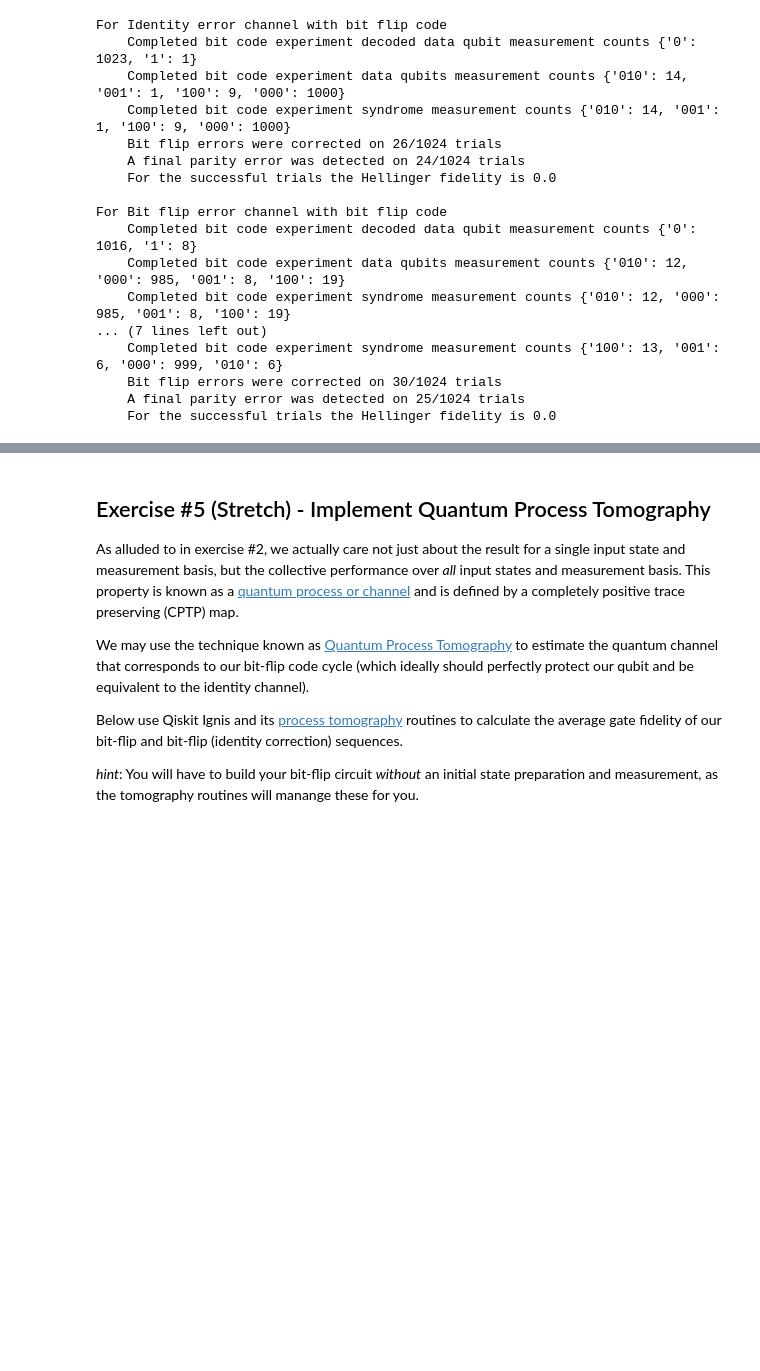
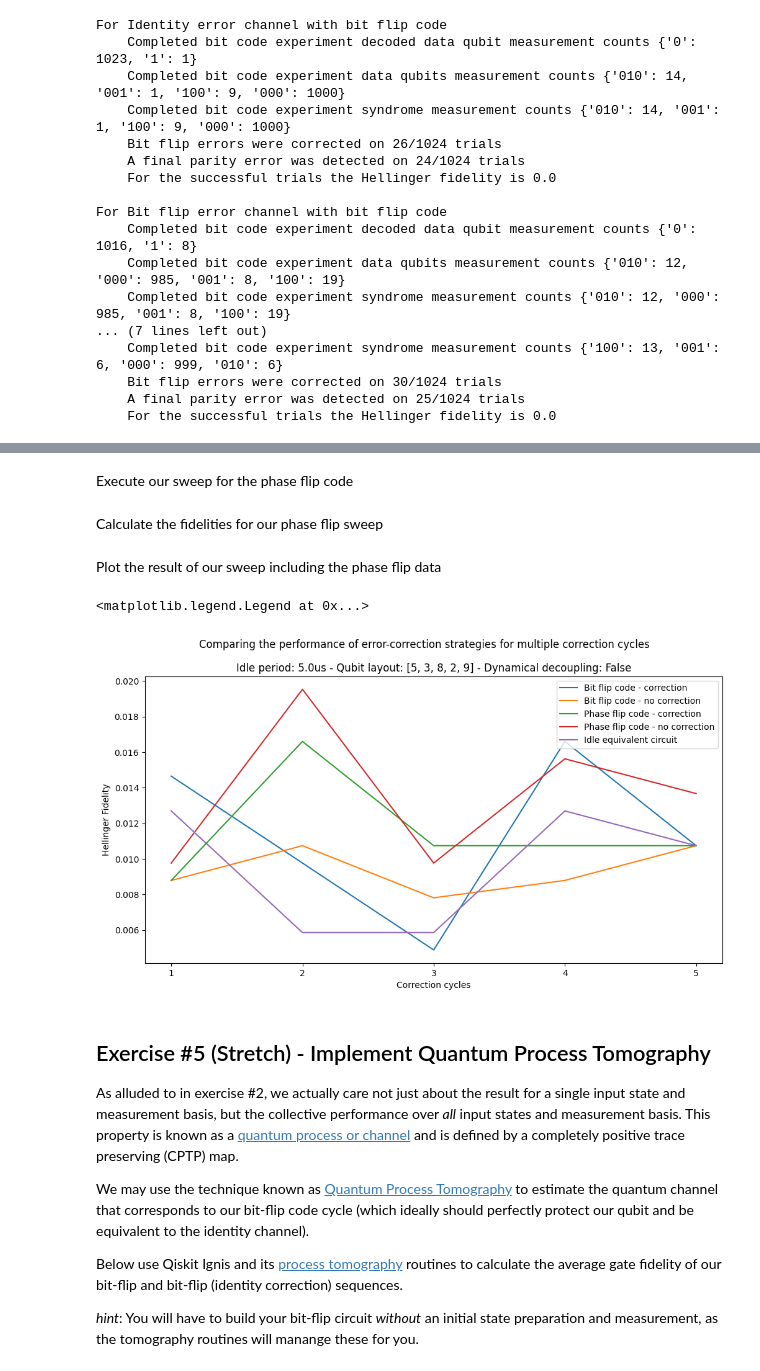
Before and after one commit to taalexander/IEEE-Quantum-Week-2022, a Jupyter notebook: ieee-qec-tutorial-2022.ipynb, the cells around one changed output, grey strips where cells are left out. Cells and saved outputs as stored; diff of their text form; code cells hidden in the pictures; blank space fills up the shorter version.

```diff
--- a/ieee-qec-tutorial-2022.ipynb
+++ b/ieee-qec-tutorial-2022.ipynb
@@ -1597,3 +1646,40 @@ For Bit flip error channel with bit flip code
+# %% [markdown]
+Execute our sweep for the phase flip code
+# %%
+transpiled_qcs_corr_phase = apply_transpile(qcs_corr_phase, backend, initial_layout=initial_layout)
+job_qcs_corr_phase = execute(transpiled_qcs_corr_phase)
+
+transpiled_qcs_no_corr_phase = apply_transpile(qcs_no_corr_phase, backend, initial_layout=initial_layout)
+job_qcs_no_corr_phase = execute(transpiled_qcs_no_corr_phase)
+
+result_qcs_corr_phase = job_qcs_corr_phase.result()
+result_qcs_no_corr_phase = job_qcs_no_corr_phase.result()
+# %% [markdown]
+Calculate the fidelities for our phase flip sweep
+# %%
+fidelities_corr_phase = calculate_hellinger_fidelity(result_ideal, result_qcs_corr_phase)
+fidelities_no_corr_phase = calculate_hellinger_fidelity(result_ideal, result_qcs_no_corr_phase)
+# %% [markdown]
+Plot the result of our sweep including the phase flip data
+# %%
+import matplotlib.pyplot as plt
+plt.rcParams["figure.figsize"] = (12, 6)
+
+iters = range(1, num_rounds+1)
+plt.plot(iters, fidelities_corr_bit, label="Bit flip code - correction")
+plt.plot(iters, fidelities_no_corr_bit, label="Bit flip code - no correction")
+plt.plot(iters, fidelities_corr_phase, label="Phase flip code - correction")
+plt.plot(iters, fidelities_no_corr_phase, label="Phase flip code - no correction")
+plt.plot(iters, fidelities_idle_equiv_bit, label="Idle equivalent circuit")
+plt.ylabel("Hellinger Fidelity")
+plt.xlabel("Correction cycles")
+plt.xticks(iters)
+plt.suptitle("Comparing the performance of error-correction strategies for multiple correction cycles")
+plt.title(f"Idle period: {idle_period*1e6}us - Qubit layout: {initial_layout} - Dynamical decoupling: {dynamical_decoupling}")
+plt.legend(loc="upper right")
+# %% [output]
+<matplotlib.legend.Legend at 0x...>
+[figure, added]
 # %% [markdown]
 ## Exercise #5 (Stretch) - Implement Quantum Process Tomography
 
```
Also changed, not shown: parts of 5 cells of this notebook.
